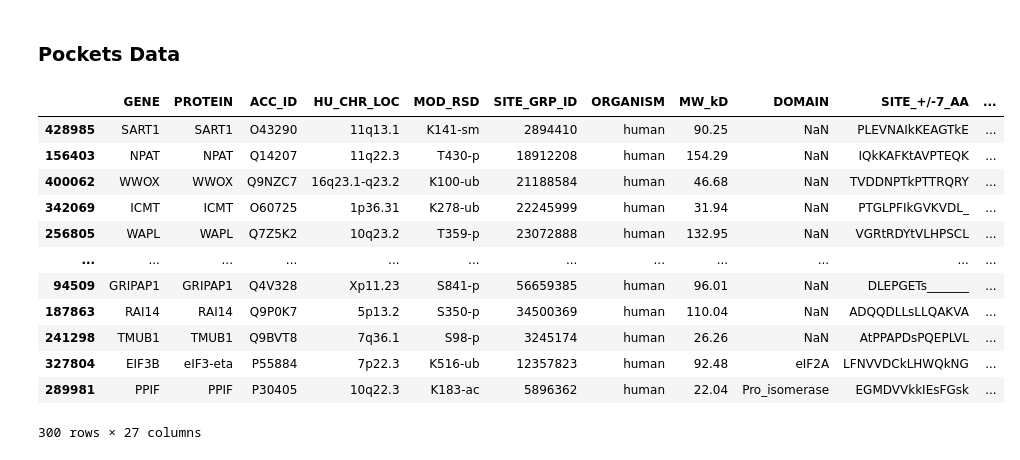
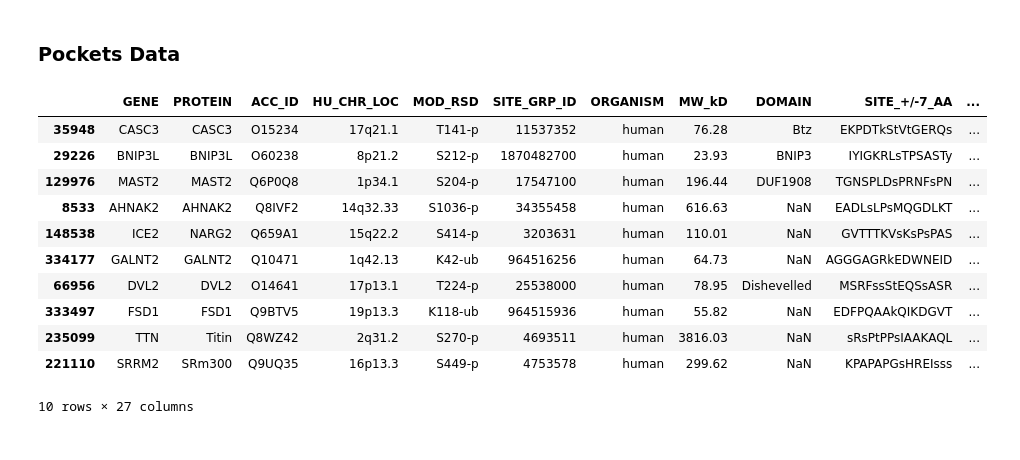
Before and after one commit to PhenoMeters/pheno_analysis, a Jupyter notebook: phosphosite.ipynb, the cells around one changed output. Saved outputs shown, nothing was run; the diff lists cells and outputs as text; code cells hidden in the pictures.

```diff
--- a/phosphosite.ipynb
+++ b/phosphosite.ipynb
@@ -6,6 +9,6 @@ from Bio.PDB import *
 # %%
-phosphosite_data = pd.read_csv("~/pnnl/ppi/phospho_site_plus_human_20240422.tsv", delimiter='\t')
-pka_data = pd.read_csv("~/pnnl/ppi/all_pka.csv", header=0)
+phosphosite_data = pd.read_csv("/qfs/projects/proteometer/phospho_site_plus_human_20240422.tsv", delimiter='\t')
+pka_data = pd.read_csv("/rcfs/projects/proteometer/all_pka.csv", header=0)
 # %%
 pka_data = pka_data.drop(columns=["Unnamed: 0"])
 pka_data
@@ -307,25 +327,24 @@ calculate the first taken as minial
 ### Pockets Data
 # %%
 # making a smaller test dataset
-test_psp = full_noduplicates_data.sample(n = 300)
+test_psp = full_noduplicates_data.sample(n = 10)
 test_psp['closest_pocket'] = "NaN"
 test_psp['inside_pocket'] = 0
 test_psp['distance_from_pocket'] = "NaN"
 test_psp
 # %% [output]
 |  | GENE | PROTEIN | ACC_ID | HU_CHR_LOC | MOD_RSD | SITE_GRP_ID | ORGANISM | MW_kD | DOMAIN | SITE_+/-7_AA | ... |
-| 428985 | SART1 | SART1 | O43290 | 11q13.1 | K141-sm | 2894410 | human | 90.25 | NaN | PLEVNAIkKEAGTkE | ... |
-| 156403 | NPAT | NPAT | Q14207 | 11q22.3 | T430-p | 18912208 | human | 154.29 | NaN | IQkKAFKtAVPTEQK | ... |
-| 400062 | WWOX | WWOX | Q9NZC7 | 16q23.1-q23.2 | K100-ub | 21188584 | human | 46.68 | NaN | TVDDNPTkPTTRQRY | ... |
-| 342069 | ICMT | ICMT | O60725 | 1p36.31 | K278-ub | 22245999 | human | 31.94 | NaN | PTGLPFIkGVKVDL_ | ... |
-| 256805 | WAPL | WAPL | Q7Z5K2 | 10q23.2 | T359-p | 23072888 | human | 132.95 | NaN | VGRtRDYtVLHPSCL | ... |
-| ... | ... | ... | ... | ... | ... | ... | ... | ... | ... | ... | ... |
-| 94509 | GRIPAP1 | GRIPAP1 | Q4V328 | Xp11.23 | S841-p | 56659385 | human | 96.01 | NaN | DLEPGETs_______ | ... |
-| 187863 | RAI14 | RAI14 | Q9P0K7 | 5p13.2 | S350-p | 34500369 | human | 110.04 | NaN | ADQQDLLsLLQAKVA | ... |
-| 241298 | TMUB1 | TMUB1 | Q9BVT8 | 7q36.1 | S98-p | 3245174 | human | 26.26 | NaN | AtPPAPDsPQEPLVL | ... |
-| 327804 | EIF3B | eIF3-eta | P55884 | 7p22.3 | K516-ub | 12357823 | human | 92.48 | eIF2A | LFNVVDCkLHWQkNG | ... |
-| 289981 | PPIF | PPIF | P30405 | 10q22.3 | K183-ac | 5896362 | human | 22.04 | Pro_isomerase | EGMDVVkkIEsFGsk | ... |
+| 35948 | CASC3 | CASC3 | O15234 | 17q21.1 | T141-p | 11537352 | human | 76.28 | Btz | EKPDTkStVtGERQs | ... |
+| 29226 | BNIP3L | BNIP3L | O60238 | 8p21.2 | S212-p | 1870482700 | human | 23.93 | BNIP3 | IYIGKRLsTPSASTy | ... |
+| 129976 | MAST2 | MAST2 | Q6P0Q8 | 1p34.1 | S204-p | 17547100 | human | 196.44 | DUF1908 | TGNSPLDsPRNFsPN | ... |
+| 8533 | AHNAK2 | AHNAK2 | Q8IVF2 | 14q32.33 | S1036-p | 34355458 | human | 616.63 | NaN | EADLsLPsMQGDLKT | ... |
+| 148538 | ICE2 | NARG2 | Q659A1 | 15q22.2 | S414-p | 3203631 | human | 110.01 | NaN | GVTTTKVsKsPsPAS | ... |
+| 334177 | GALNT2 | GALNT2 | Q10471 | 1q42.13 | K42-ub | 964516256 | human | 64.73 | NaN | AGGGAGRkEDWNEID | ... |
+| 66956 | DVL2 | DVL2 | O14641 | 17p13.1 | T224-p | 25538000 | human | 78.95 | Dishevelled | MSRFssStEQSsASR | ... |
+| 333497 | FSD1 | FSD1 | Q9BTV5 | 19p13.3 | K118-ub | 964515936 | human | 55.82 | NaN | EDFPQAAkQIKDGVT | ... |
+| 235099 | TTN | Titin | Q8WZ42 | 2q31.2 | S270-p | 4693511 | human | 3816.03 | NaN | sRsPtPPsIAAKAQL | ... |
+| 221110 | SRRM2 | SRm300 | Q9UQ35 | 16p13.3 | S449-p | 4753578 | human | 299.62 | NaN | KPAPAPGsHREIsss | ... |
-300 rows × 27 columns
+10 rows × 27 columns
 # %%
 unique_uniprots = test_psp['uniprot_id'].unique() # get all of the unique uniprots
 
```
Also changed, not shown: parts of 9 cells of this notebook, 2 other files.
